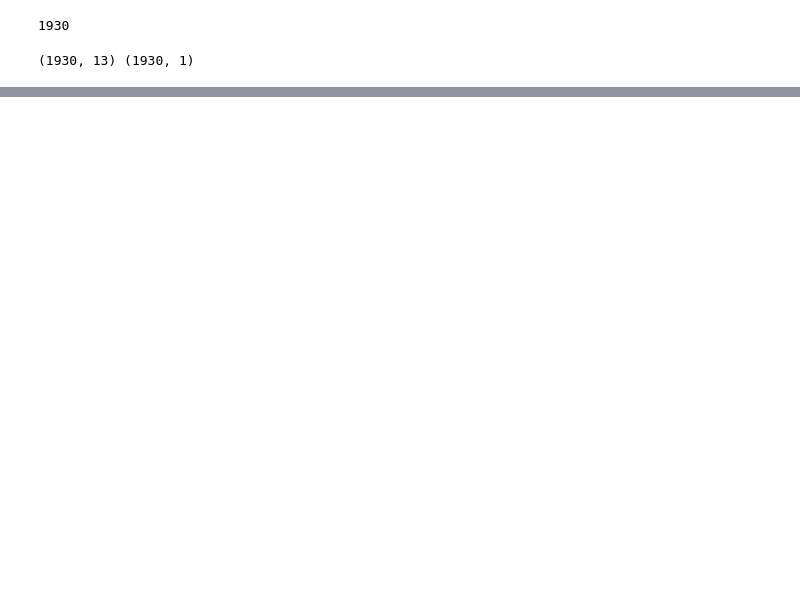
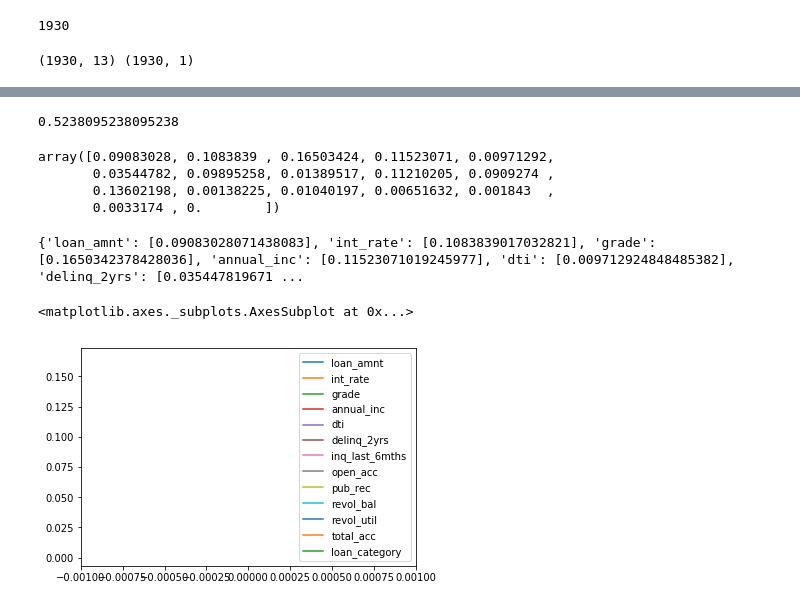
Before and after one commit to kmurakam26/Project-3, a Jupyter notebook: Random_Forest.ipynb, the cells around one changed output, grey strips where cells are left out. Cells and saved outputs as stored; diff of their text form; code cells hidden in the pictures; blank space fills up the shorter version.

```diff
--- a/Random_Forest.ipynb
+++ b/Random_Forest.ipynb
@@ -151,0 +241,3 @@ data.head()
+# %%
+data_grade = pd.get_dummies(data, columns=["grade"])
+data_grade.head(10)
@@ -151,0 +260,5 @@ data.head()
+# %%
+
+X = data_grade.drop("loan_category", axis=1)
+y = data["loan_category"]
+print(X.shape, y.shape)
@@ -175,0 +306,29 @@ clusters
+# %%
+clusters = clf.predict(X_test)
+from sklearn.metrics import accuracy_score
+accuracy_score(y_test, clusters)  # we see an accuracy of 52.3%
+# %% [output]
+0.5238095238095238
+# %%
+importances = clf.feature_importances_
+importances
+# %% [output]
+array([0.09083028, 0.1083839 , 0.16503424, 0.11523071, 0.00971292,
+       0.03544782, 0.09895258, 0.01389517, 0.11210205, 0.0909274 ,
+       0.13602198, 0.00138225, 0.01040197, 0.00651632, 0.001843  ,
+       0.0033174 , 0.        ])
+# %%
+sorted(zip(clf.feature_importances_, feature_names), reverse=True)
+# name = pd.DataFrame(list(zip(feature_names, clf.feature_importances_)))
+# name = pd.DataFrame([feature_names, clf.feature_importances_])
+name = {}
+for x in range(len(feature_names)):
+    name[feature_names[x]]= [clf.feature_importances_[x]]
+print(name)
+# name.transpose()
+name2 = pd.DataFrame(name)
+name2.plot()
+# %% [output]
+{'loan_amnt': [0.09083028071438083], 'int_rate': [0.1083839017032821], 'grade': [0.1650342378428036], 'annual_inc': [0.11523071019245977], 'dti': [0.009712924848485382], 'delinq_2yrs': [0.035447819671 ...
+<matplotlib.axes._subplots.AxesSubplot at 0x...>
+[figure, added]
```
Also changed, not shown: parts of 60 cells of this notebook.
